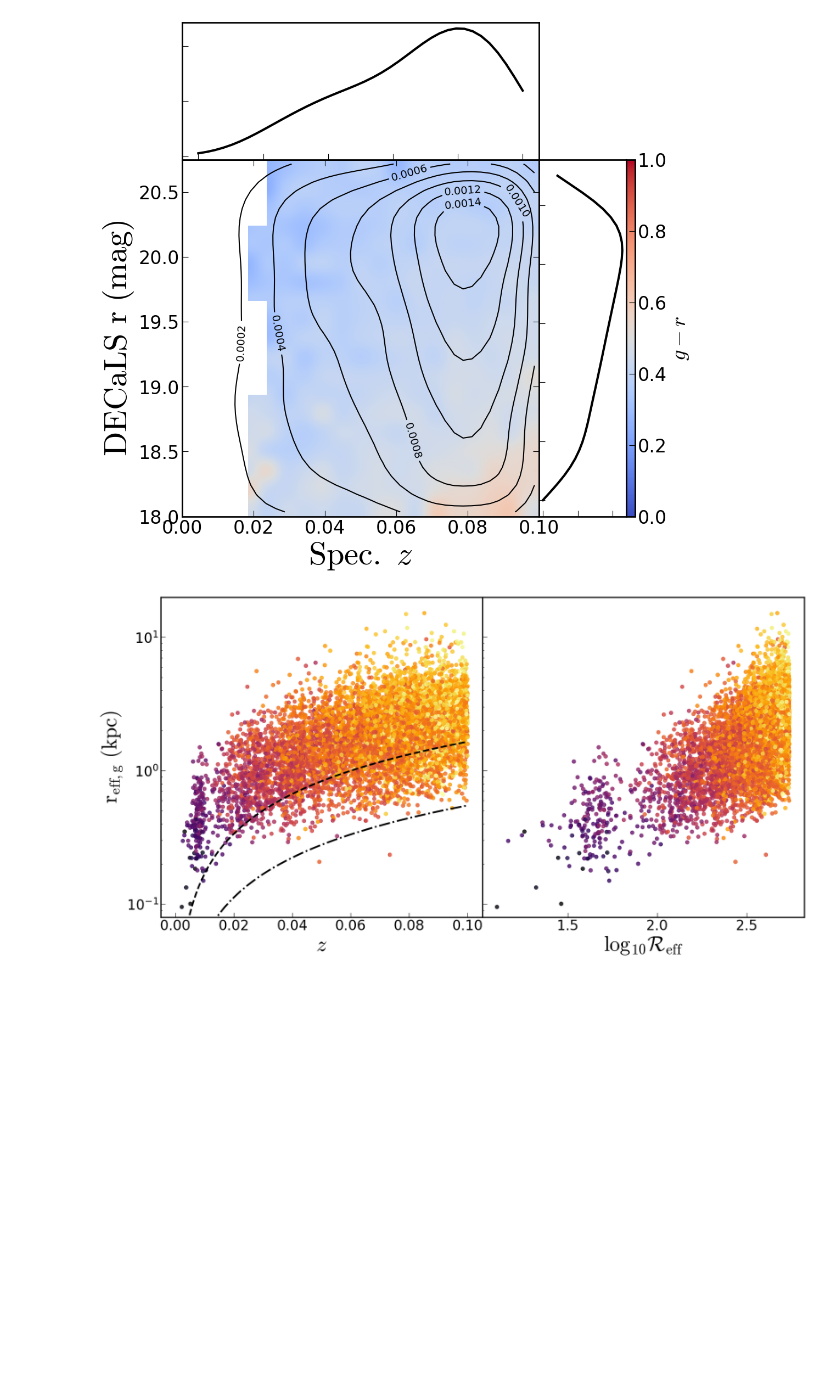
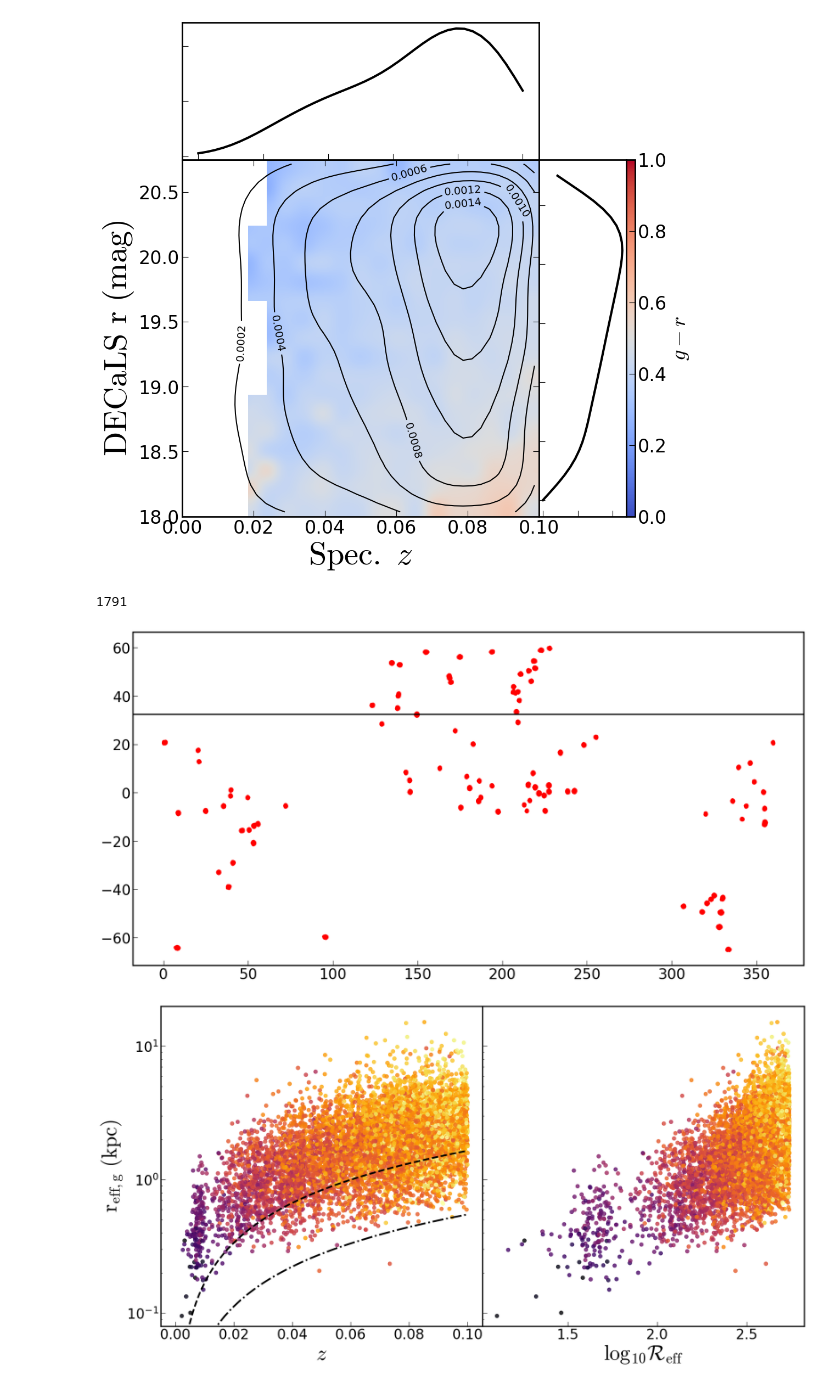
Before and after one commit to joy-228/morphy, a Jupyter notebook: SAGA_selection.ipynb, the cells around one changed output. Drawn from its saved outputs; the diff is of its cells as text; code cells hidden in the pictures; blank space fills up the shorter version.

```diff
--- a/SAGA_selection.ipynb
+++ b/SAGA_selection.ipynb
@@ -78,6 +78,18 @@ plt.savefig('SAGAbg_selection1.pdf',bbox_inches='tight')
 [figure]
 # %%
 sample.to_csv("saga_dwarfs.csv", columns=['ra','dec','zspec','logM','g-r','n','rmag','reff','sb'], index=True,index_label='ind')
+# %%
+fig,ax=plt.subplots(figsize=(20,10))
+
+ax.scatter(sample['ra'],sample['dec'],s=20,c='red')
+ax.axhline(32.375,lw=2,color='black')
+ax.set_rasterized(True)
+
+ax.set_xlabel(r'$RA\ (deg)$',fontsize=36)
+ax.set_xlabel(r'$DEC\ (deg)$',fontsize=36)
+# %% [output]
+1791
+[figure, added]
 # %%
 scatter_hists(zspec[avail],rmag[avail],Xbins=np.linspace(0,0.1,20),Ybins=np.linspace(18,21,20),Xlabel=r'${\rm Spec.}\ {\it z}$',Ylabel=r'$DECaLS\ r\ (mag)$',Z=g_r[avail],Zbins=[0,1])
 
```
Also changed, not shown: 2 other files.
